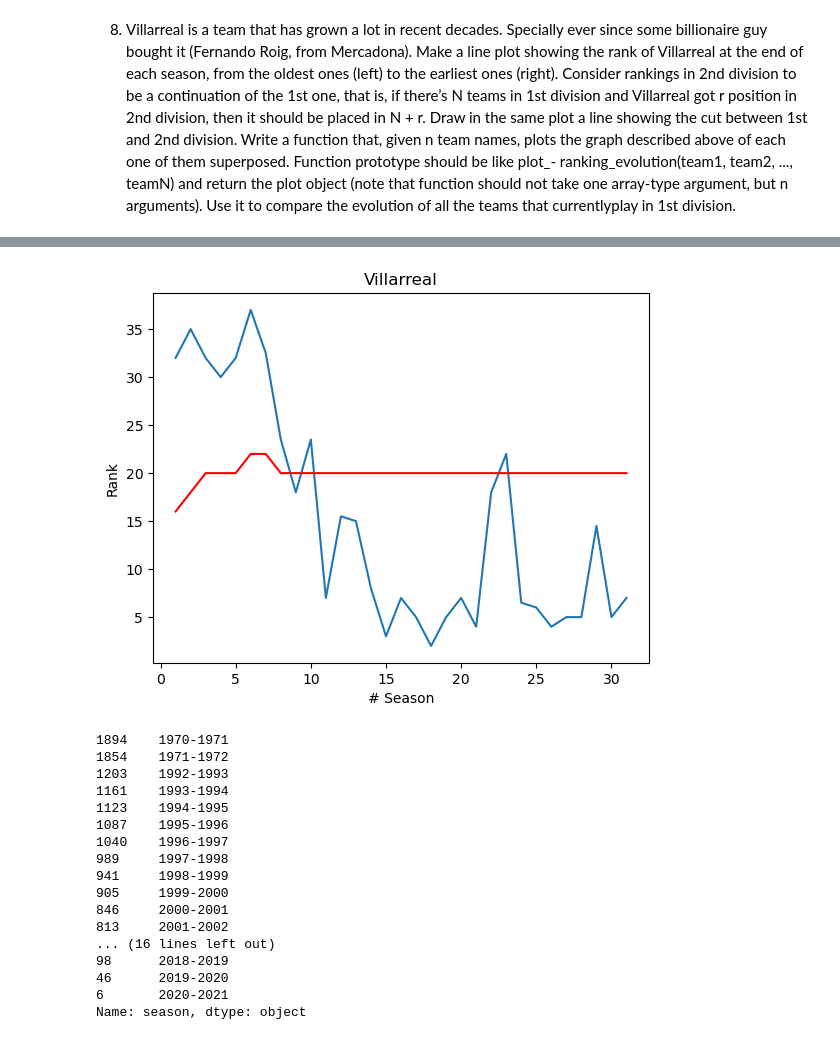
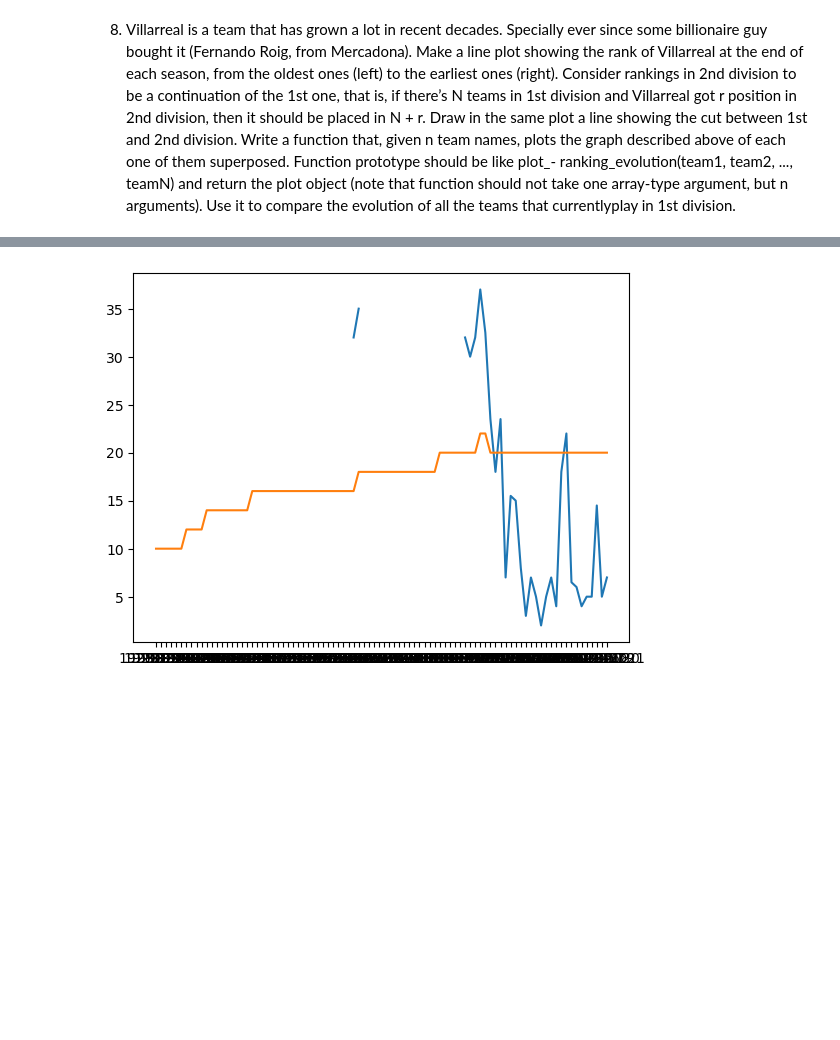
Before and after one commit to tinchit0/la-quiniela, a Jupyter notebook: analysis/LaLigaDataAnalysis.ipynb, the cells around one changed output, grey strips where cells are left out. Cells and saved outputs as stored; diff of their text form; code cells hidden in the pictures; blank space fills up the shorter version.

```diff
--- a/analysis/LaLigaDataAnalysis.ipynb
+++ b/analysis/LaLigaDataAnalysis.ipynb
@@ -400,42 +387,23 @@ df_result.loc[df_result["team"] == "Villarreal"].sort_values("season")
 # %%
-df_new = df_result.loc[df_result["team"] == "Villarreal"].sort_values("season")
-
-df_new.loc[df_new["division"] == 2]["season"].values
+seasons2 = villarreal_df.loc[villarreal_df["division"] == 2]["season"].values
 teams_count = df_result.loc[df_result["division"] == 1]["season"].value_counts()[df_new.loc[df_new["division"] == 2]["season"].values]
 #Esto es el número de equipos de primera división de cada temporada
 teams_count
 
 #Estas son las temporadas de segunda división que hay que modificar
-for season in df_new.loc[df_new["division"] == 2]["season"].values:
-    df_new.loc[df_new["season"] == season, "rank"] = df_new.loc[df_new["season"] == season, "rank"] + teams_count[season]
+for season in seasons2:
+    villarreal_df.loc[villarreal_df["season"] == season, "rank"] = villarreal_df.loc[villarreal_df["season"] == season, "rank"] + teams_count[season]
 
-teams1 = df_result.loc[df_result["division"] == 1]["season"].value_counts()[df_new.loc[df_new["team"] == "Villarreal"]["season"].values].values
+teams1 = df_result.loc[df_result["division"] == 1]["season"].value_counts().sort_index()
 
-plt.plot(np.arange(1, len(df_new["season"])+1), df_new["rank"].values)
-plt.plot(np.arange(1, len(df_new["season"])+1), teams1, color="red")
-plt.xlabel("# Season")
-plt.ylabel("Rank")
-plt.title("Villarreal")
-plt.show()
+df_temporadas_adicionales = pd.DataFrame({'season': novillarreal_seasons})
+villarreal_df = pd.concat([villarreal_df, df_temporadas_adicionales], ignore_index=True)
-# %% [output]
-[figure, removed]
-1894    1970-1971
-1854    1971-1972
-1203    1992-1993
-1161    1993-1994
-1123    1994-1995
-1087    1995-1996
-1040    1996-1997
-989     1997-1998
-941     1998-1999
-905     1999-2000
-846     2000-2001
-813     2001-2002
-... (16 lines left out)
-98      2018-2019
-46      2019-2020
-6       2020-2021
-Name: season, dtype: object
+# %%
+plt.plot(allseasons, villarreal_df.sort_values("season")["rank"].values)
+plt.plot(allseasons, teams1.values)
+plt.show()
+# %% [output]
+[figure, added]
 # %%
 # FUNCTION
 
```
Also changed, not shown: parts of 8 cells of this notebook.
